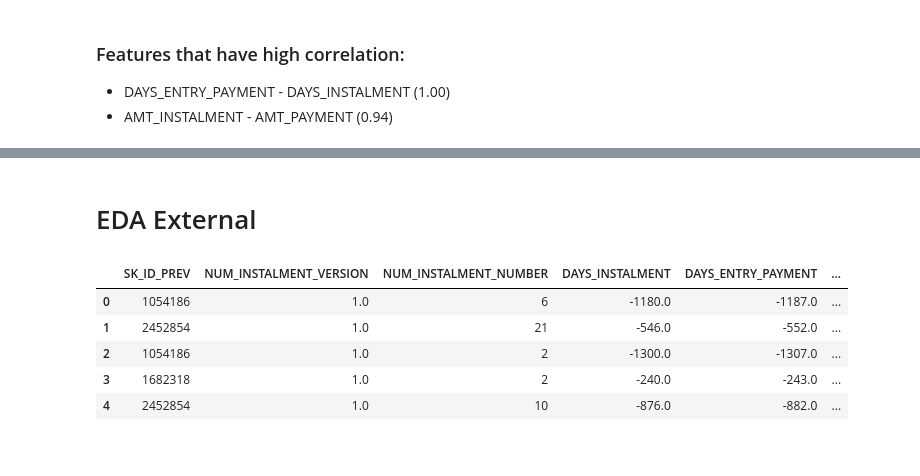
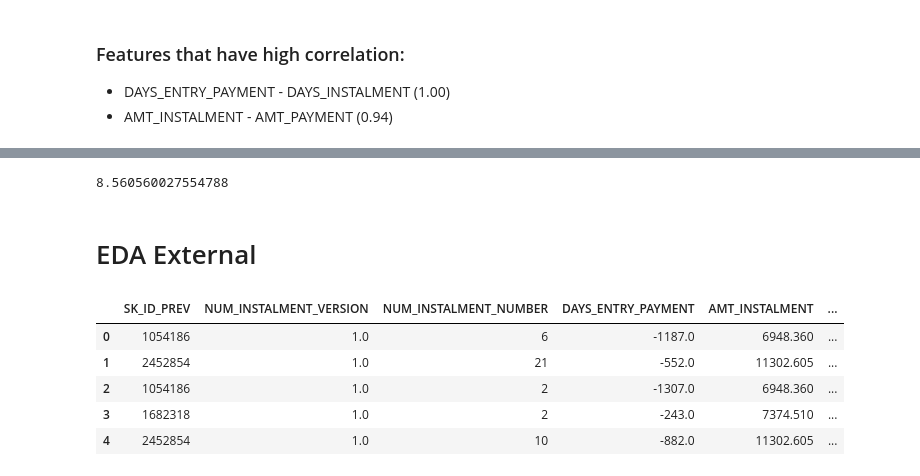
Before and after one commit to dunp7/Home-Default-Credit-Risk, a Jupyter notebook: Cleaning + EDA/Installments_Payments.ipynb, the cells around one changed output, grey strips where cells are left out. Saved outputs shown, nothing was run; the diff lists cells and outputs as text; code cells hidden in the pictures.

```diff
--- a/Cleaning + EDA/Installments_Payments.ipynb
+++ b/Cleaning + EDA/Installments_Payments.ipynb
@@ -160,0 +162,6 @@ plt.show()
+# %%
+new_pay = pay.drop(columns=['DAYS_INSTALMENT'])
+
+new_pay['DAYS_ONTIME'] = pay['DAYS_INSTALMENT'] - pay['DAYS_ENTRY_PAYMENT']
+
+new_pay.head()
@@ -160,0 +187,4 @@ plt.show()
+# %%
+new_pay['DAYS_ONTIME'].mean()
+# %% [output]
+8.560560027554788
@@ -164,15 +197,15 @@ plt.show()
 app_train = pd.read_csv('F:\\Downloads\\dseb-63-data-preparation-final-project\\dseb63_final_project_DP_dataset\\dseb63_application_train.csv')
 app_train = app_train[['SK_ID_CURR','TARGET']]
 # %%
-merge_table = pd.merge(pay,app_train,on='SK_ID_CURR',how='left')
+merge_table = pd.merge(new_pay,app_train,on='SK_ID_CURR',how='left')
 merge_table.head()
 # %% [output]
-|  | SK_ID_PREV | NUM_INSTALMENT_VERSION | NUM_INSTALMENT_NUMBER | DAYS_INSTALMENT | DAYS_ENTRY_PAYMENT | ... |
-| 0 | 1054186 | 1.0 | 6 | -1180.0 | -1187.0 | ... |
-| 1 | 2452854 | 1.0 | 21 | -546.0 | -552.0 | ... |
-| 2 | 1054186 | 1.0 | 2 | -1300.0 | -1307.0 | ... |
-| 3 | 1682318 | 1.0 | 2 | -240.0 | -243.0 | ... |
-| 4 | 2452854 | 1.0 | 10 | -876.0 | -882.0 | ... |
+|  | SK_ID_PREV | NUM_INSTALMENT_VERSION | NUM_INSTALMENT_NUMBER | DAYS_ENTRY_PAYMENT | AMT_INSTALMENT | ... |
+| 0 | 1054186 | 1.0 | 6 | -1187.0 | 6948.360 | ... |
+| 1 | 2452854 | 1.0 | 21 | -552.0 | 11302.605 | ... |
+| 2 | 1054186 | 1.0 | 2 | -1307.0 | 6948.360 | ... |
+| 3 | 1682318 | 1.0 | 2 | -243.0 | 7374.510 | ... |
+| 4 | 2452854 | 1.0 | 10 | -882.0 | 11302.605 | ... |
 # %%
 num_data.columns
 # %% [output]
```
Also changed, not shown: parts of 8 cells of this notebook, 2 other files.
